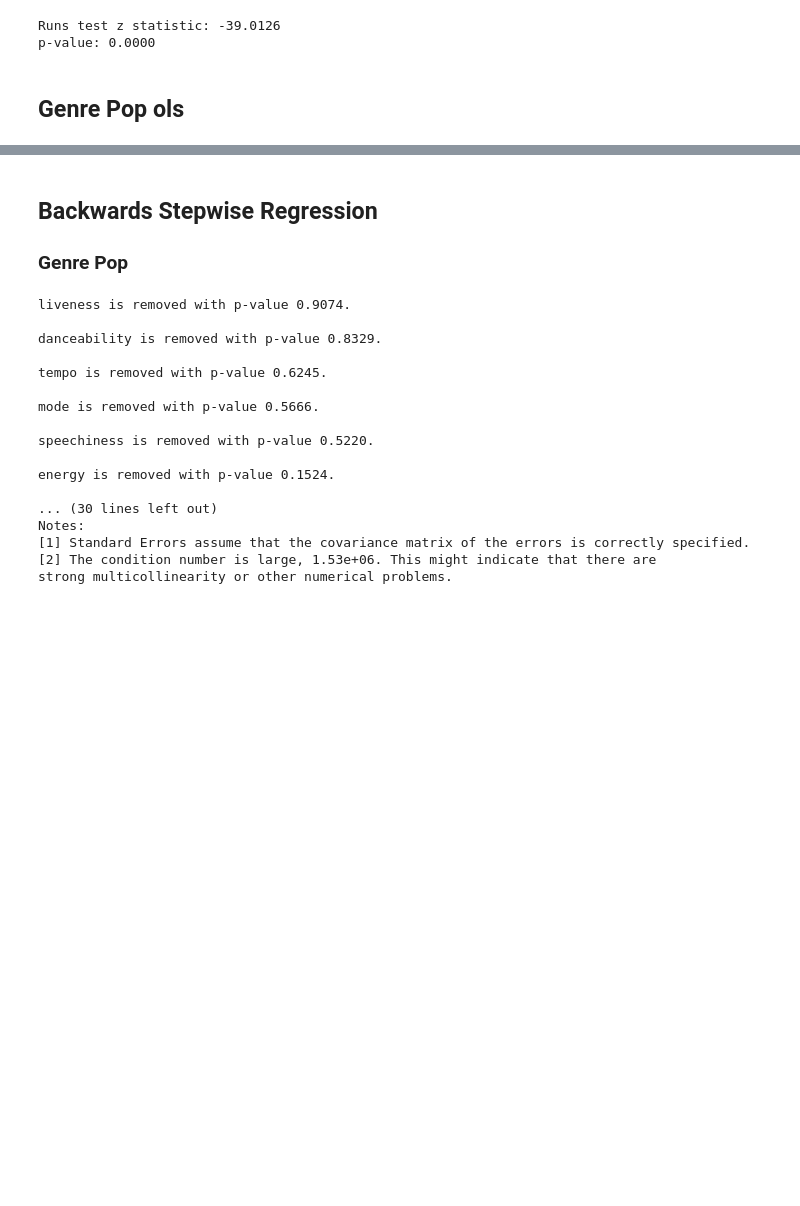
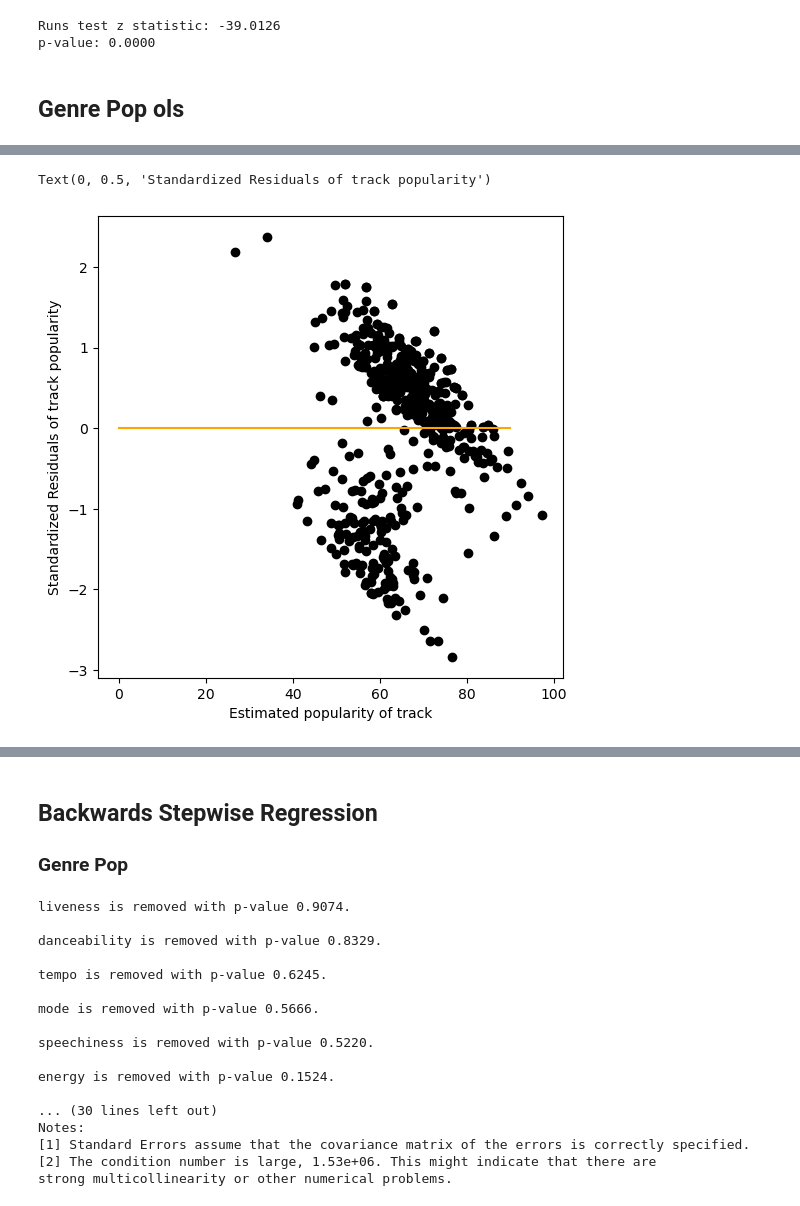
Before and after one commit to ckhsc17/Stats_final, a Jupyter notebook: spotify/spotify_ols.ipynb, the cells around one changed output, grey strips where cells are left out. Drawn from its saved outputs; the diff is of its cells as text; code cells hidden in the pictures; blank space fills up the shorter version.

Commit message:
pop residual

```diff
--- a/spotify/spotify_ols.ipynb
+++ b/spotify/spotify_ols.ipynb
@@ -495,3 +495,20 @@ Notes:
 [1] Standard Errors assume that the covariance matrix of the errors is correctly specified.
 [2] The condition number is large, 3.74e+06. This might indicate that there are
 strong multicollinearity or other numerical problems.
+# %%
+import matplotlib.pyplot as plt
+
+influence = result.get_influence()
+residuals = result.resid
+standardized_residuals = influence.resid_studentized_internal
+estimated_values = result.fittedvalues
+plt.figure(figsize = (6, 6))
+
+plt.plot(estimated_values, standardized_residuals, 'o', color = 'black')
+plt.plot([0, 90], [0, 0], color = 'orange')
+
+plt.xlabel('Estimated popularity of track')
+plt.ylabel('Standardized Residuals of track popularity')
+# %% [output]
+Text(0, 0.5, 'Standardized Residuals of track popularity')
+[figure, added]
```
Also changed, not shown: parts of 11 cells of this notebook, 1 other file.
